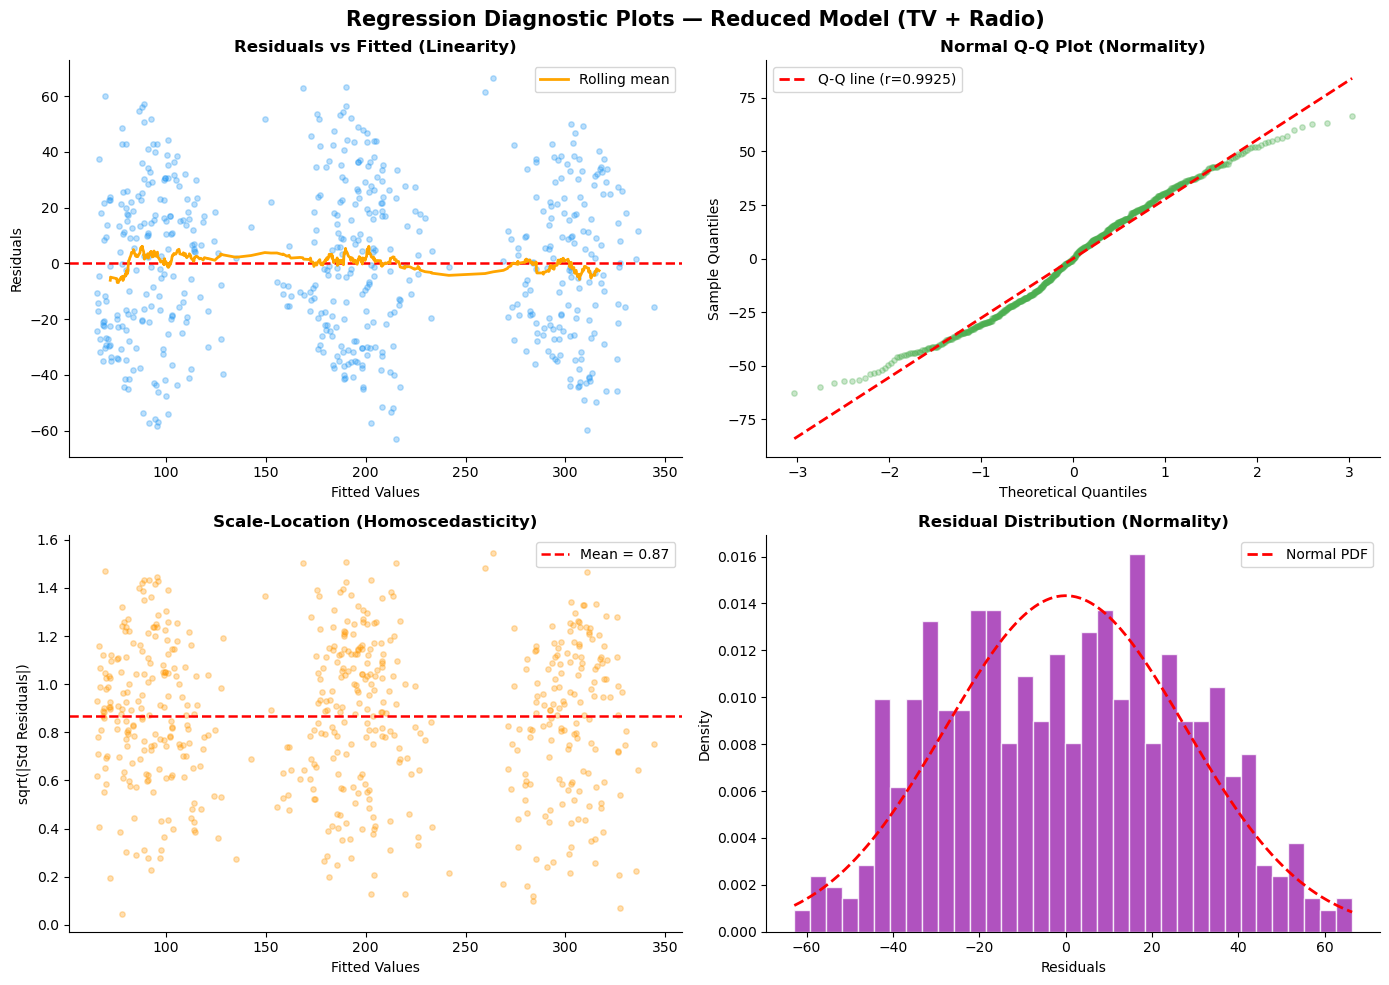
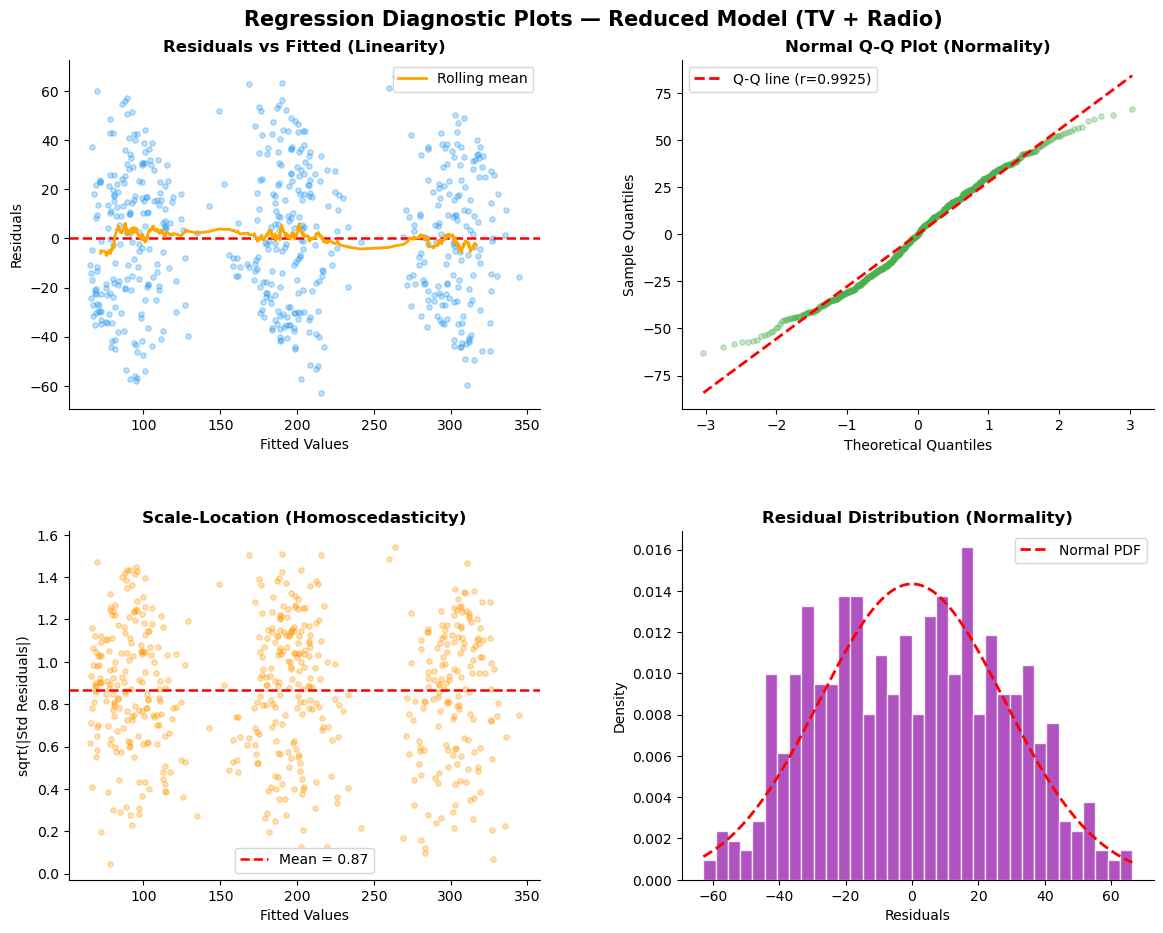
Unified diff of the notebook cell whose output changed from the first chart to the second:
--- before
+++ after
@@ -40,3 +40,8 @@
 ax.set_title('Residual Distribution (Normality)', fontweight='bold'); ax.legend()
 
+# Make Diagnostic Plots Clearly Visible:
+fig.subplots_adjust(top=0.93, hspace=0.35, wspace=0.30)  # prevent title overlap
+plt.savefig('fig6_diagnostics.png', dpi=150, bbox_inches='tight')  # persist output
+plt.show()
+
 plt.tight_layout(); plt.show()

Commit: Added code to adjust the layout of the diagnostic plots and save the figure as 'fig6_diagnostics.png'.